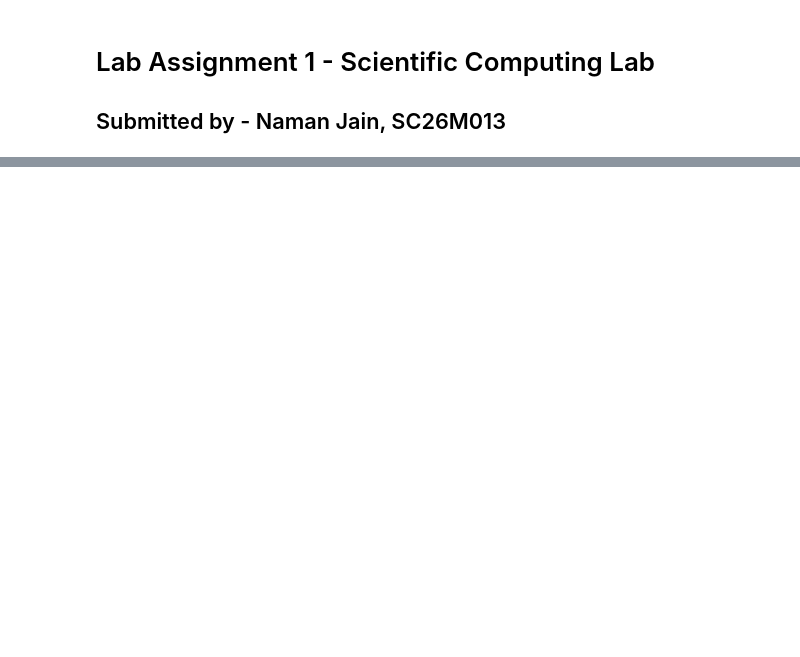
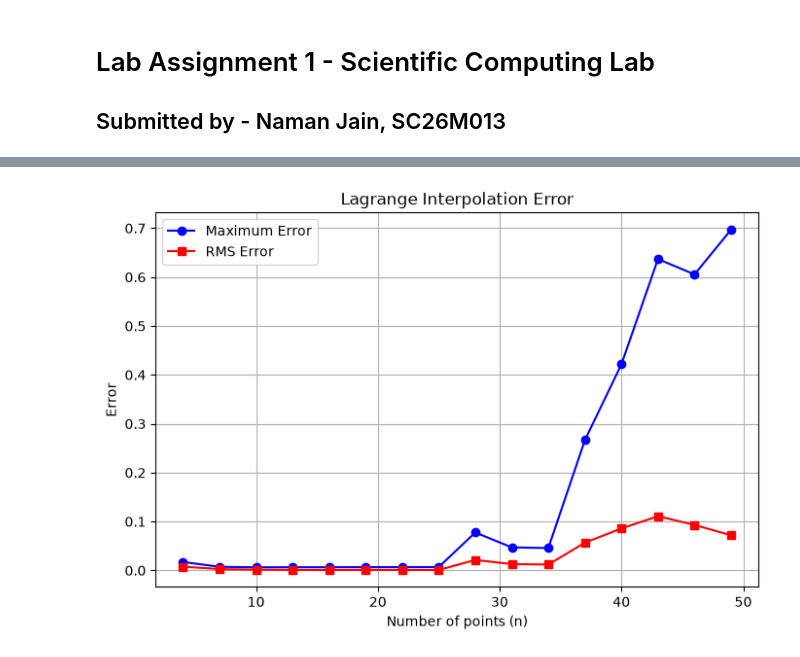
Before and after one commit to Aathi2165/AE801_2026, a Jupyter notebook: interpolation/Naman-SC26M013-1.ipynb, the cells around one changed output, grey strips where cells are left out. Drawn from its saved outputs; the diff is of its cells as text; code cells hidden in the pictures; blank space fills up the shorter version.

Commit message:
refined the error graphs and edited the report

```diff
--- a/interpolation/Naman-SC26M013-1.ipynb
+++ b/interpolation/Naman-SC26M013-1.ipynb
@@ -10,7 +10,7 @@ import numpy as np
 import matplotlib.pyplot as plt
 
 # Airfoil Plotting
-a = 51     ## Number of points for plotting
+a = 51    ## Number of points for plotting
 beta = np.linspace(0, np.pi, a)
 x = 0.5 * (1 - np.cos(beta))
 
@@ -54,6 +54,12 @@ for i in range(len(x)):
     x_l[i] = x[i] + y_t[i]*np.sin(theta[i])
     y_u[i] = y_c[i] + y_t[i]*np.cos(theta[i])
     y_l[i] = y_c[i] - y_t[i]*np.cos(theta[i])
+
+idx_u = np.argsort(x_u)
+idx_l = np.argsort(x_l)
+
+x_u, y_u = x_u[idx_u], y_u[idx_u]
+x_l, y_l = x_l[idx_l], y_l[idx_l]
 
 # Combine upper and lower surfaces
 x_full = np.concatenate((x_u[::-1], x_l))
@@ -101,7 +107,17 @@ def cubic_spline(x, y, n, xx):
 
         rhs[i] = 6 * ((y[i + 1] - y[i]) / h[i] - (y[i] - y[i - 1]) / h[i - 1])
 
-    M = np.linalg.solve(A, rhs)
+    for i in range(n):
+        for j in range(i + 1, n):
+            factor = A[j, i] / A[i, i]
+            A[j, :] = A[j, :] - factor * A[i, :]
+            rhs[j] = rhs[j] - factor * rhs[i]
+
+    # Back substitution
+    M = np.zeros(n)
+
+    for i in range(n - 1, -1, -1):
+        M[i] = (rhs[i] - np.dot(A[i, i + 1:], M[i + 1:])) / A[i, i]
 
     ## Vectorized interpolation
     indices = np.searchsorted(x, xx, side="right") - 1
@@ -132,31 +148,38 @@ x_full_reconstructed_1 = np.concatenate((x[::-1], x))
 y_full_reconstructed_1 = np.concatenate((y_reconstructed_u_1[::-1], y_reconstructed_l_1))
 
 ## Calculating Maximum and RMS Errors
-N, max_l, rms_l, max_s, rms_s = [], [], [], [], []
 
-for n in range(4, a - 20, 3):
-    yl = np.array([lagran(x_u[:n], y_u[:n], n, z) for z in x])
-    yr = np.array([lagran(x_l[:n], y_l[:n], n, z) for z in x])
+N = np.arange(4, a, 3)
 
-    ys_u = cubic_spline(x_u[:n], y_u[:n], n, x)
-    ys_l = cubic_spline(x_l[:n], y_l[:n], n, x)
+E_lag = np.zeros((2*a, len(N)))
+E_spline = np.zeros((2*a, len(N)))
 
-    e1 = y_full - np.r_[yl[::-1], yr]
-    e2 = y_full - np.r_[ys_u[::-1], ys_l]
+for i in range(len(N)):
+    n = N[i]
+    idx = np.linspace(0, a-1, n, dtype=int)
 
-    N.append(n)
-    max_l.append(np.max(np.abs(e1)))
-    rms_l.append(np.sqrt(np.mean(e1**2)))
-    max_s.append(np.max(np.abs(e2)))
-    rms_s.append(np.sqrt(np.mean(e2**2)))
+    xu, yu = x_u[idx], y_u[idx]
+    xl, yl = x_l[idx], y_l[idx]
+
+    yl_u = np.array([lagran(xu, yu, n, z) for z in x_u])
+    yl_l = np.array([lagran(xl, yl, n, z) for z in x_l])
+
+    ys_u = cubic_spline(xu, yu, n, x_u)
+    ys_l = cubic_spline(xl, yl, n, x_l)
+
+    E_lag[:, i] = np.concatenate((y_u[::-1] - yl_u[::-1], y_l - yl_l))
+    E_spline[:, i] = np.concatenate((y_u[::-1] - ys_u[::-1], y_l - ys_l))
+
+max_l = np.max(np.abs(E_lag), axis=0)
+rms_l = np.sqrt(np.mean(E_lag**2, axis=0))
+
+max_s = np.max(np.abs(E_spline), axis=0)
+rms_s = np.sqrt(np.mean(E_spline**2, axis=0))
 
 print("Maximum Camber is: ", m)
 print("Location of Maximum Camber is: ", p)
 print("Maximum Thickness is: ", t)
-print("Maximum Error by Langrange Interpolation is: ", max_error_1)
-print("RMS Error by Langrange Interpolation is: ", rms_error_1)
-print("Maximum Error by Cubic Spline Interpolation is: ", max_error_2)
-print("RMS Error by Cubic Spline Interpolation is: ", rms_error_2)
+
 
 #PLots
 fig, ax = plt.subplots(3, 1, figsize=(15, 7))
@@ -179,15 +202,41 @@ ax[2].set_title('reconstructed airfoil by cubic spline')
 ax[2].grid(alpha=0.3)
 
 plt.tight_layout()
+plt.savefig("airfoils.png", dpi=300, bbox_inches="tight")
 plt.show()
 
-plt.plot(N, max_l, 'o-', label='Lagrange Max')
-plt.plot(N, max_s, 's-', label='Spline Max')
-plt.plot(N, rms_l, 'o--', label='Lagrange RMS')
-plt.plot(N, rms_s, 's--', label='Spline RMS')
-plt.xlabel('Number of Points (n)')
-plt.ylabel('Error')
+plt.plot(N, max_l, label="Lagrange Max")
+plt.plot(N, max_s, label="Spline Max")
+plt.plot(N, rms_l, label="Lagrange RMS")
+plt.plot(N, rms_s, label="Spline RMS")
+plt.xlabel("Number of points (n)")
+plt.ylabel("Error")
+plt.legend()
 plt.grid()
+plt.savefig("combined_error.png", dpi=300, bbox_inches="tight")
+plt.show()
+
+# Lagrange Errors
+plt.figure(figsize=(8, 5))
+plt.plot(N, max_l, 'b-o', label="Maximum Error")
+plt.plot(N, rms_l, 'r-s', label="RMS Error")
+plt.xlabel("Number of points (n)")
+plt.ylabel("Error")
+plt.title("Lagrange Interpolation Error")
 plt.legend()
+plt.grid(True)
+plt.savefig("lagrange_error.png", dpi=300, bbox_inches="tight")
 plt.show()
+
+# Cubic Spline Errors
+plt.figure(figsize=(8, 5))
+plt.plot(N, max_s, 'b-o', label="Maximum Error")
+plt.plot(N, rms_s, 'r-s', label="RMS Error")
+plt.xlabel("Number of points (n)")
+plt.ylabel("Error")
+plt.title("Cubic Spline Interpolation Error")
+plt.legend()
+plt.grid(True)
+plt.savefig("spline_error.png", dpi=300, bbox_inches="tight")
+plt.show()
 # %% [output]
@@ -202,0 +248 @@ RMS Error by Cubic Spline Interpolation is:  0.00048609237054368523
+[figure, added]
```
Also changed, not shown: parts of 2 cells of this notebook.
